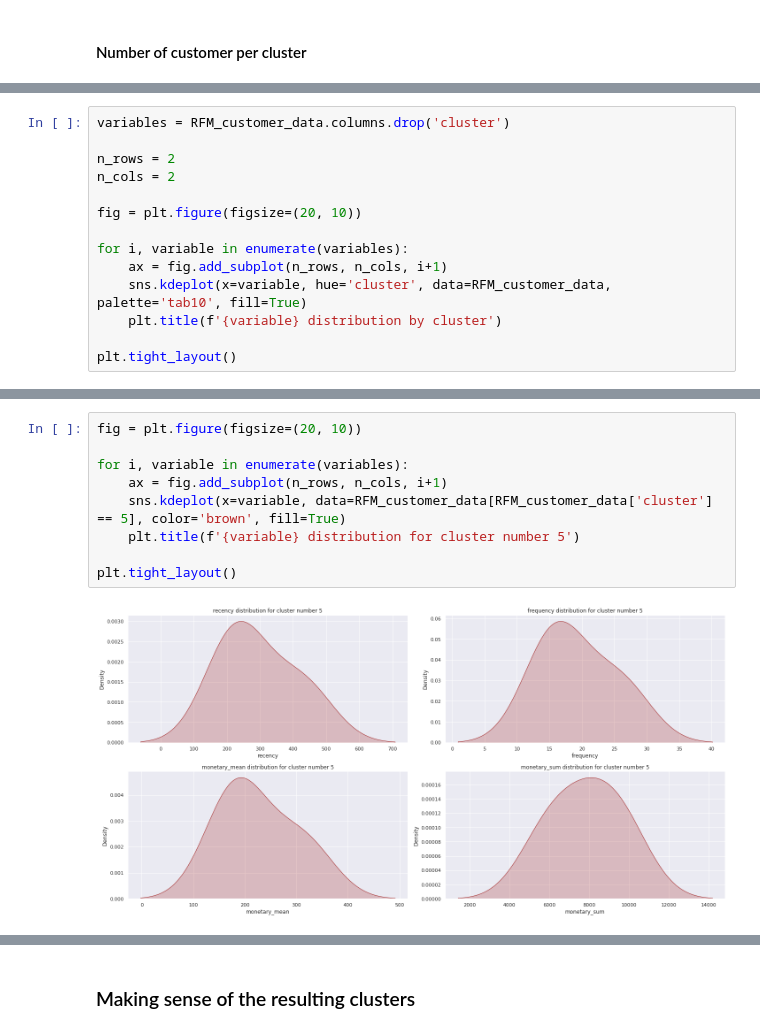
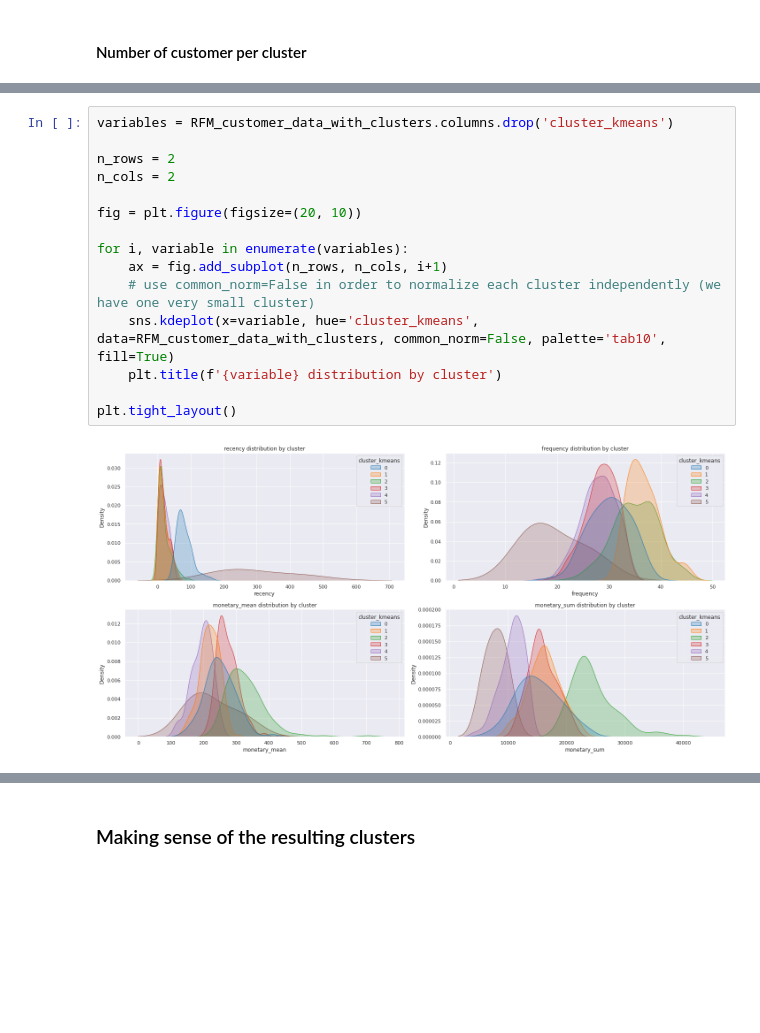
Before and after one commit to AntoniaVillarino/customer_segmentation, a Jupyter notebook: 2.Customer_segmentation.ipynb, the cells around one changed output, grey strips where cells are left out. Cells and saved outputs as stored; diff of their text form; blank space fills up the shorter version.

```diff
--- a/2.Customer_segmentation.ipynb
+++ b/2.Customer_segmentation.ipynb
@@ -215,14 +224,0 @@ sns.countplot(y='cluster', data=RFM_customer_data, palette='tab10')
-# %%
-variables = RFM_customer_data.columns.drop('cluster')
-
-n_rows = 2
-n_cols = 2
-
-fig = plt.figure(figsize=(20, 10))
-
-for i, variable in enumerate(variables):
-    ax = fig.add_subplot(n_rows, n_cols, i+1)
-    sns.kdeplot(x=variable, hue='cluster', data=RFM_customer_data, palette='tab10', fill=True)
-    plt.title(f'{variable} distribution by cluster')
-
-plt.tight_layout()
@@ -231,12 +225,18 @@ plt.tight_layout()
-# %%
-fig = plt.figure(figsize=(20, 10))
-
-for i, variable in enumerate(variables):
-    ax = fig.add_subplot(n_rows, n_cols, i+1)
-    sns.kdeplot(x=variable, data=RFM_customer_data[RFM_customer_data['cluster'] == 5], color='brown', fill=True)
-    plt.title(f'{variable} distribution for cluster number 5')
-
-plt.tight_layout()
-# %% [output]
-[figure, removed]
+# %%
+variables = RFM_customer_data_with_clusters.columns.drop('cluster_kmeans')
+
+n_rows = 2
+n_cols = 2
+
+fig = plt.figure(figsize=(20, 10))
+
+for i, variable in enumerate(variables):
+    ax = fig.add_subplot(n_rows, n_cols, i+1)
+    # use common_norm=False in order to normalize each cluster independently (we have one very small cluster)
+    sns.kdeplot(x=variable, hue='cluster_kmeans', data=RFM_customer_data_with_clusters, common_norm=False, palette='tab10', fill=True)
+    plt.title(f'{variable} distribution by cluster')
+
+plt.tight_layout()
+# %% [output]
+[figure, added]
 # %%
```
Also changed, not shown: parts of 16 cells of this notebook.
